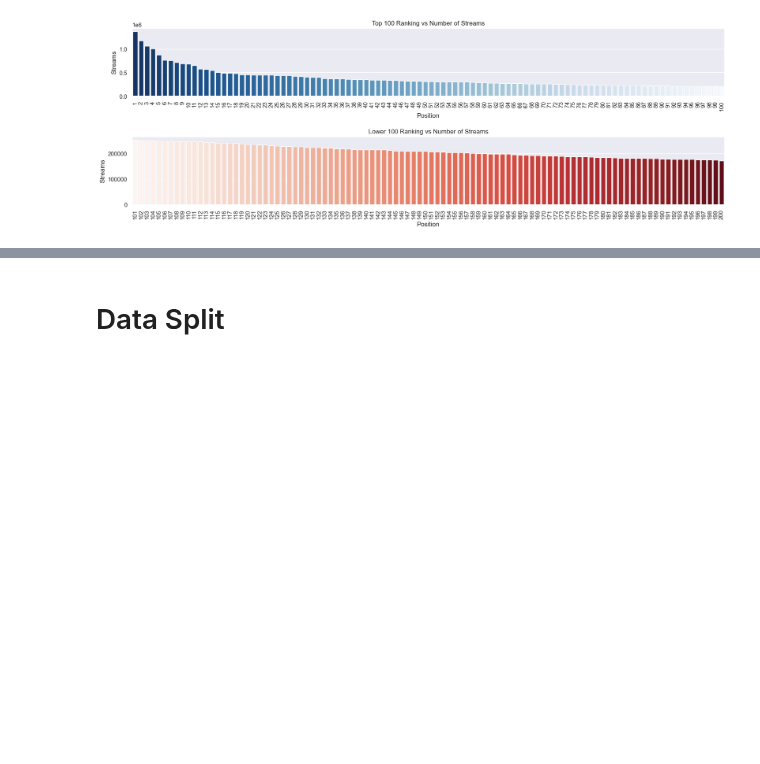
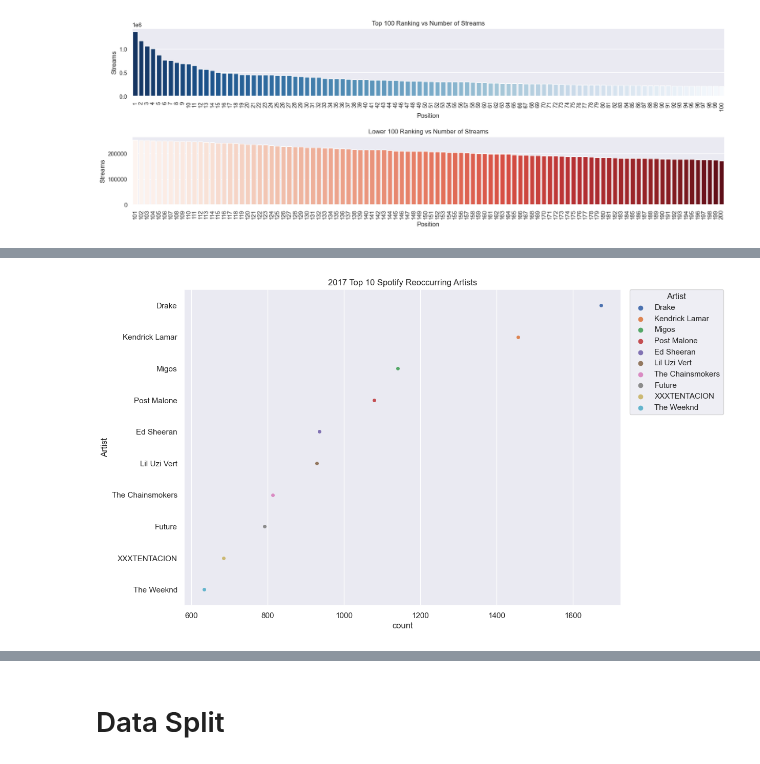
Before and after one commit to hypothetical-lemon/COMP4449-capstone, a Jupyter notebook: midterm/heather_lemon_midterm.ipynb, the cells around one changed output, grey strips where cells are left out. Cells and saved outputs as stored; diff of their text form; code cells hidden in the pictures; blank space fills up the shorter version.

```diff
--- a/midterm/heather_lemon_midterm.ipynb
+++ b/midterm/heather_lemon_midterm.ipynb
@@ -410,0 +429,7 @@ sns.barplot(ax=ax2, y="Streams", x="Position", palette="Reds",    data=ranking_s
+# %%
+agg_func_count = {'count'}
+# number of times appered in top 100 for a year
+# such that the position is in the top 100q
+artist_group = ranking_spotify_1[ranking_spotify_1.Position <= 100].groupby(by=ranking_spotify_1.Artist, as_index=False).agg(agg_func_count)
+artist_group = artist_group['Artist'].sort_values(by='count', ascending=False)
+artist_group.rename(columns={'': 'Artist'})
@@ -410,0 +451,6 @@ sns.barplot(ax=ax2, y="Streams", x="Position", palette="Reds",    data=ranking_s
+# %%
+f, ax = plt.subplots()
+sns.stripplot(data=artist_group[:10],  x='count', y='Artist', hue='Artist').set(title='2017 Top 10 Spotify Reoccurring Artists')
+plt.legend(bbox_to_anchor=(1.02, 1), title='Artist', loc='upper left', borderaxespad=0);
+# %% [output]
+[figure, added]
```
Also changed, not shown: parts of 39 cells of this notebook.
